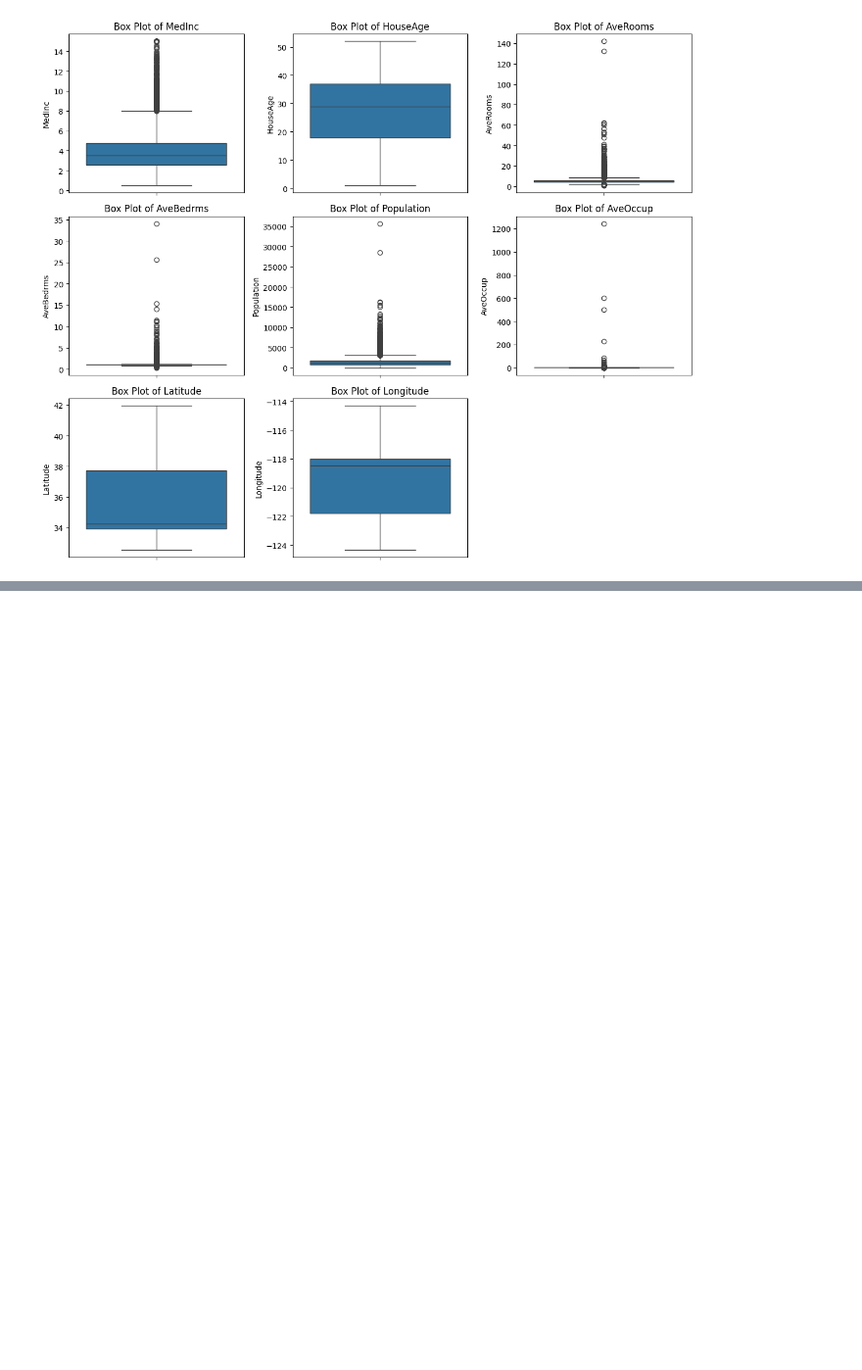
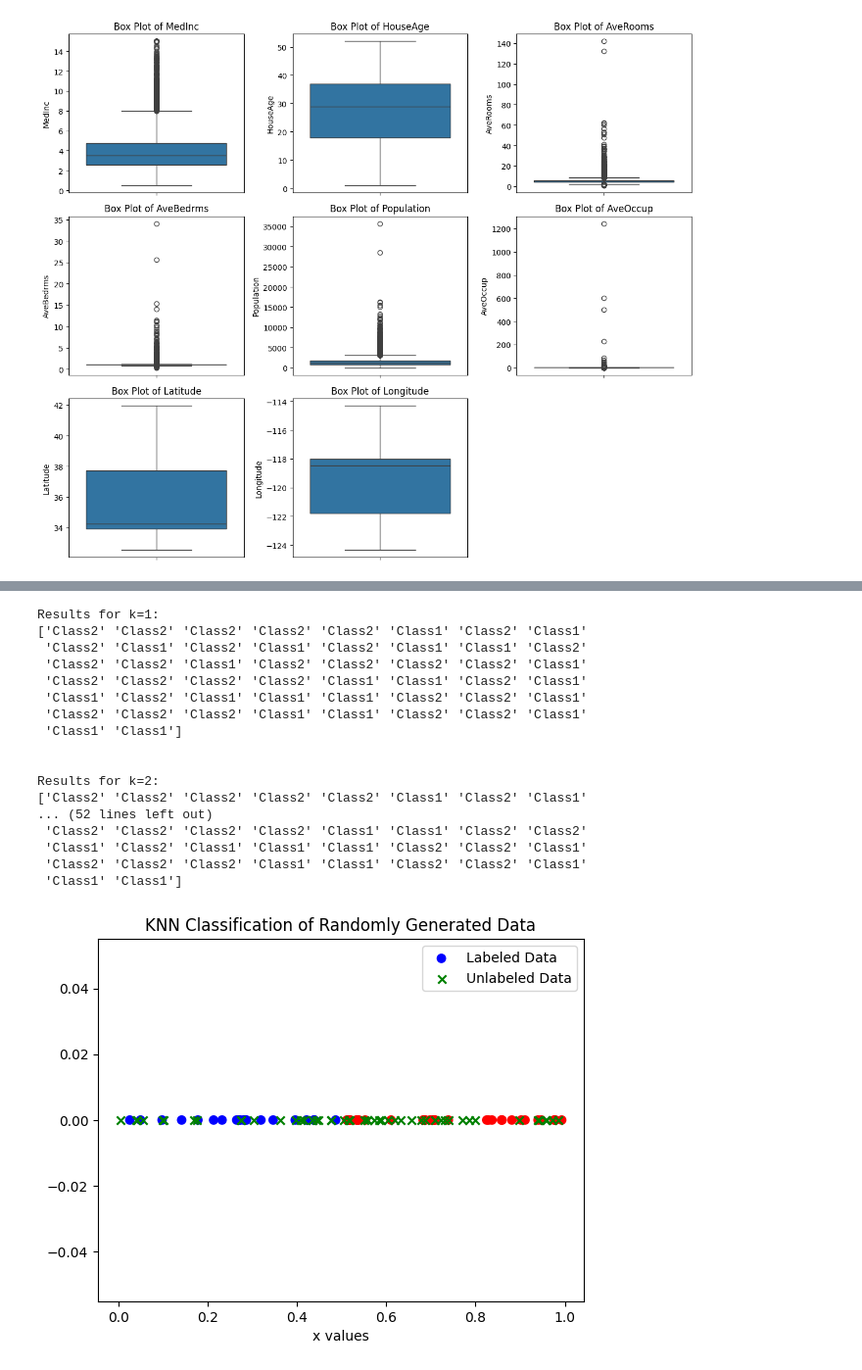
Before and after one commit to Ajithvenkat-10/maventestazure, a Jupyter notebook: chapter_appendix-tools-for-deep-learning/jupyter.ipynb, the cells around one changed output, grey strips where cells are left out. Shown at 98% size. Drawn from its saved outputs; the diff is of its cells as text; code cells hidden in the pictures; blank space fills up the shorter version.

```diff
--- a/chapter_appendix-tools-for-deep-learning/jupyter.ipynb
+++ b/chapter_appendix-tools-for-deep-learning/jupyter.ipynb
@@ -202,0 +272,50 @@ plt.show()
+# %%
+import numpy as np
+import matplotlib.pyplot as plt
+from sklearn.neighbors import KNeighborsClassifier
+
+# Generate 100 random values in the range [0,1]
+x_values = np.random.rand(100).reshape(-1, 1)
+
+# Label the first 50 points
+labels = np.array(["Class1" if x <= 0.5 else "Class2" for x in x_values[:50]])
+
+# Train KNN and classify remaining points
+k_values = [1, 2, 3, 4, 5, 20, 30]
+
+for k in k_values:
+    knn = KNeighborsClassifier(n_neighbors=k)
+    knn.fit(x_values[:50], labels)
+    predicted_labels = knn.predict(x_values[50:])
+
+    # Display results
+    print(f"Results for k={k}:")
+    print(predicted_labels)
+    print("\n")
+
+# Visualize classification
+plt.scatter(x_values[:50], np.zeros(50), c=["blue" if x <= 0.5 else "red" for x in x_values[:50]], label='Labeled Data')
+plt.scatter(x_values[50:], np.zeros(50), c='green', marker='x', label='Unlabeled Data')
+plt.xlabel("x values")
+plt.title("KNN Classification of Randomly Generated Data")
+plt.legend()
+plt.show()
+# %% [output]
+Results for k=1:
+['Class2' 'Class2' 'Class2' 'Class2' 'Class2' 'Class1' 'Class2' 'Class1'
+ 'Class2' 'Class1' 'Class2' 'Class1' 'Class2' 'Class1' 'Class1' 'Class2'
+ 'Class2' 'Class2' 'Class1' 'Class2' 'Class2' 'Class2' 'Class2' 'Class1'
+ 'Class2' 'Class2' 'Class2' 'Class2' 'Class1' 'Class1' 'Class2' 'Class1'
+ 'Class1' 'Class2' 'Class1' 'Class1' 'Class1' 'Class2' 'Class2' 'Class1'
+ 'Class2' 'Class2' 'Class2' 'Class1' 'Class1' 'Class2' 'Class2' 'Class1'
+ 'Class1' 'Class1']
+
+
+Results for k=2:
+['Class2' 'Class2' 'Class2' 'Class2' 'Class2' 'Class1' 'Class2' 'Class1'
+... (52 lines left out)
+ 'Class2' 'Class2' 'Class2' 'Class2' 'Class1' 'Class1' 'Class2' 'Class2'
+ 'Class1' 'Class2' 'Class1' 'Class1' 'Class1' 'Class2' 'Class2' 'Class1'
+ 'Class2' 'Class2' 'Class2' 'Class1' 'Class1' 'Class2' 'Class2' 'Class1'
+ 'Class1' 'Class1']
+[figure, added]
```
Also changed, not shown: parts of 4 cells of this notebook.
